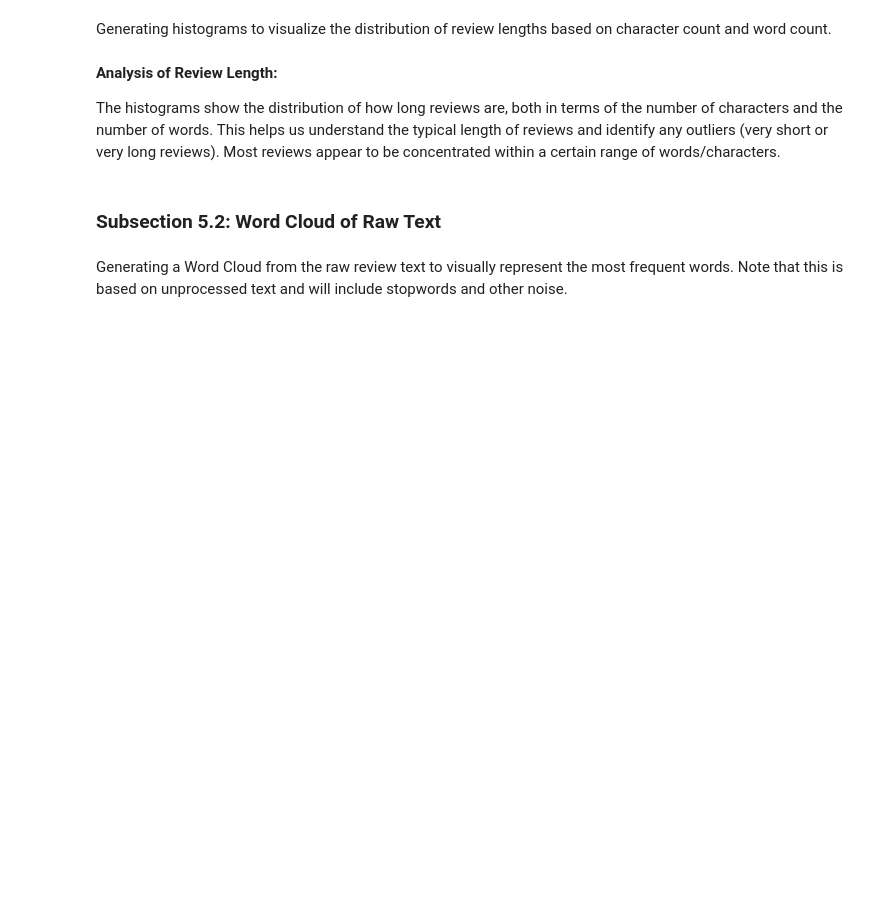
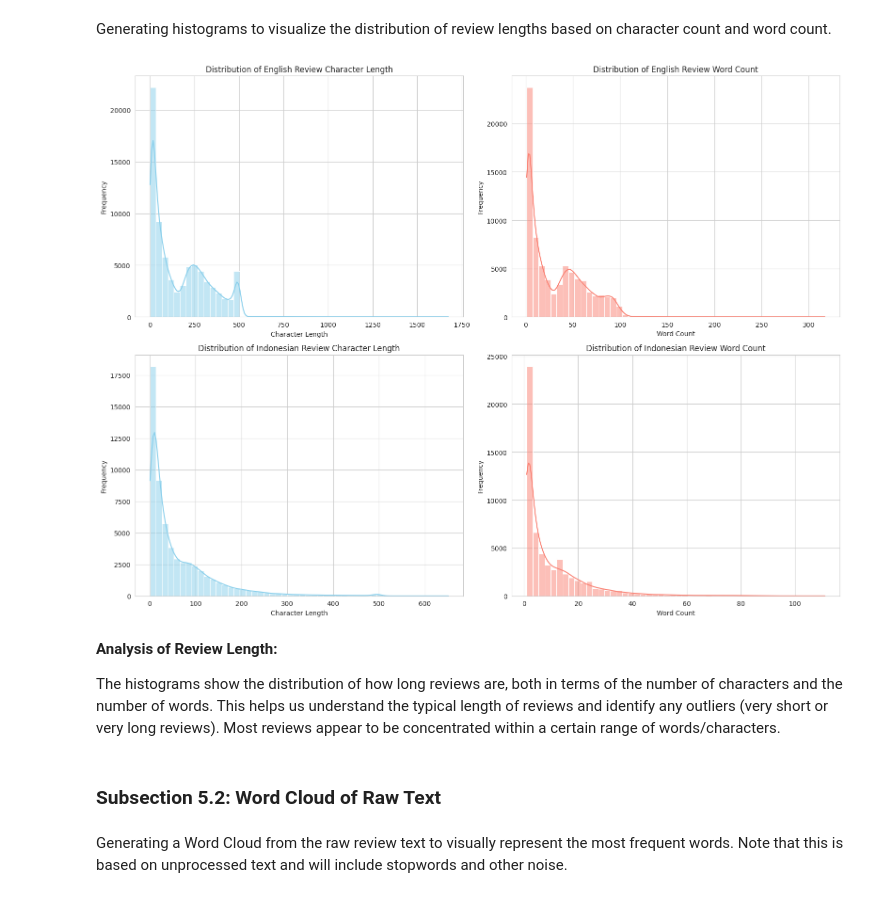
Before and after one commit to notnsas/data-science-capstone-project-college, a Jupyter notebook: notebooks/02_eda_raw_data.ipynb, the cells around one changed output. Drawn from its saved outputs; the diff is of its cells as text; code cells hidden in the pictures; blank space fills up the shorter version.

Commit message:
Generating histograms to visualize the distribution of review lengths based on character count and word count.

```diff
--- a/notebooks/02_eda_raw_data.ipynb
+++ b/notebooks/02_eda_raw_data.ipynb
@@ -398,21 +410,66 @@ if raw_df is not None and 'content' in raw_df.columns:
 # %% [markdown]
 Generating histograms to visualize the distribution of review lengths based on character count and word count.
-# %%
-if raw_df is not None and 'char_length' in raw_df.columns and 'word_count' in raw_df.columns:
-    fig, axes = plt.subplots(1, 2, figsize=(14, 6))
-
-    sns.histplot(data=raw_df, x='char_length', bins=50, ax=axes[0], kde=True)
-    axes[0].set_title('Distribution of Review Character Length')
-    axes[0].set_xlabel('Character Length')
-    axes[0].set_ylabel('Frequency')
-
-    sns.histplot(data=raw_df, x='word_count', bins=50, ax=axes[1], kde=True)
-    axes[1].set_title('Distribution of Review Word Count')
-    axes[1].set_xlabel('Word Count')
-    axes[1].set_ylabel('Frequency')
-
-    plt.tight_layout()
-    plt.show()
+# %%
+if raw_en_df is not None and 'char_length' in raw_en_df.columns and 'word_count' in raw_en_df.columns and \
+   raw_id_df is not None and 'char_length' in raw_id_df.columns and 'word_count' in raw_id_df.columns:
+
+    fig, axes = plt.subplots(2, 2, figsize=(16, 12))
+
+    sns.histplot(data=raw_en_df, x='char_length', bins=50, ax=axes[0, 0], kde=True, color='skyblue')
+    axes[0, 0].set_title('Distribution of English Review Character Length')
+    axes[0, 0].set_xlabel('Character Length')
+    axes[0, 0].set_ylabel('Frequency')
+
+    sns.histplot(data=raw_en_df, x='word_count', bins=50, ax=axes[0, 1], kde=True, color='salmon')
+    axes[0, 1].set_title('Distribution of English Review Word Count')
+    axes[0, 1].set_xlabel('Word Count')
+    axes[0, 1].set_ylabel('Frequency')
+
+    sns.histplot(data=raw_id_df, x='char_length', bins=50, ax=axes[1, 0], kde=True, color='skyblue')
+    axes[1, 0].set_title('Distribution of Indonesian Review Character Length')
+    axes[1, 0].set_xlabel('Character Length')
+    axes[1, 0].set_ylabel('Frequency')
+
+    sns.histplot(data=raw_id_df, x='word_count', bins=50, ax=axes[1, 1], kde=True, color='salmon')
+    axes[1, 1].set_title('Distribution of Indonesian Review Word Count')
+    axes[1, 1].set_xlabel('Word Count')
+    axes[1, 1].set_ylabel('Frequency')
+
+    plt.tight_layout()
+    plt.show()
+
+elif raw_en_df is not None and 'char_length' in raw_en_df.columns and 'word_count' in raw_en_df.columns:
+    print("Only English data available. Plotting English review length distributions.")
+    fig, axes = plt.subplots(1, 2, figsize=(14, 6))
+    sns.histplot(data=raw_en_df, x='char_length', bins=50, ax=axes[0], kde=True, color='skyblue')
+    axes[0].set_title('Distribution of English Review Character Length')
+    axes[0].set_xlabel('Character Length')
+    axes[0].set_ylabel('Frequency')
+    sns.histplot(data=raw_en_df, x='word_count', bins=50, ax=axes[1], kde=True, color='salmon')
+    axes[1].set_title('Distribution of English Review Word Count')
+    axes[1].set_xlabel('Word Count')
+    axes[1].set_ylabel('Frequency')
+    plt.tight_layout()
+    plt.show()
+
+elif raw_id_df is not None and 'char_length' in raw_id_df.columns and 'word_count' in raw_id_df.columns:
+    print("Only Indonesian data available. Plotting Indonesian review length distributions.")
+    fig, axes = plt.subplots(1, 2, figsize=(14, 6))
+    sns.histplot(data=raw_id_df, x='char_length', bins=50, ax=axes[0], kde=True, color='skyblue')
+    axes[0].set_title('Distribution of Indonesian Review Character Length')
+    axes[0].set_xlabel('Character Length')
+    axes[0].set_ylabel('Frequency')
+    sns.histplot(data=raw_id_df, x='word_count', bins=50, ax=axes[1], kde=True, color='salmon')
+    axes[1].set_title('Distribution of Indonesian Review Word Count')
+    axes[1].set_xlabel('Word Count')
+    axes[1].set_ylabel('Frequency')
+    plt.tight_layout()
+    plt.show()
+
+else:
+    print("Review length data is not available in either dataframe for plotting.")
+# %% [output]
+[figure, added]
 # %% [markdown]
 **Analysis of Review Length:**
 
```
Also changed, not shown: parts of 4 cells of this notebook.
